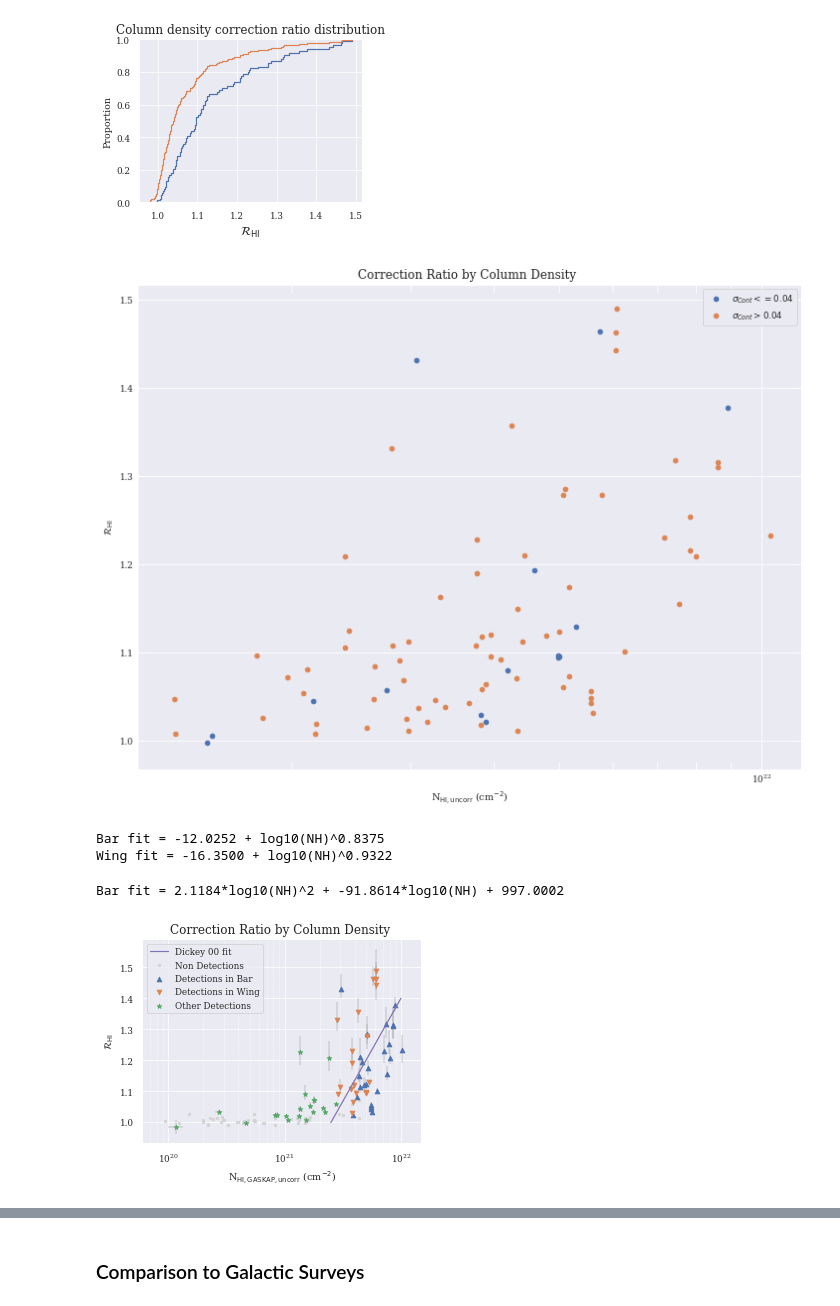
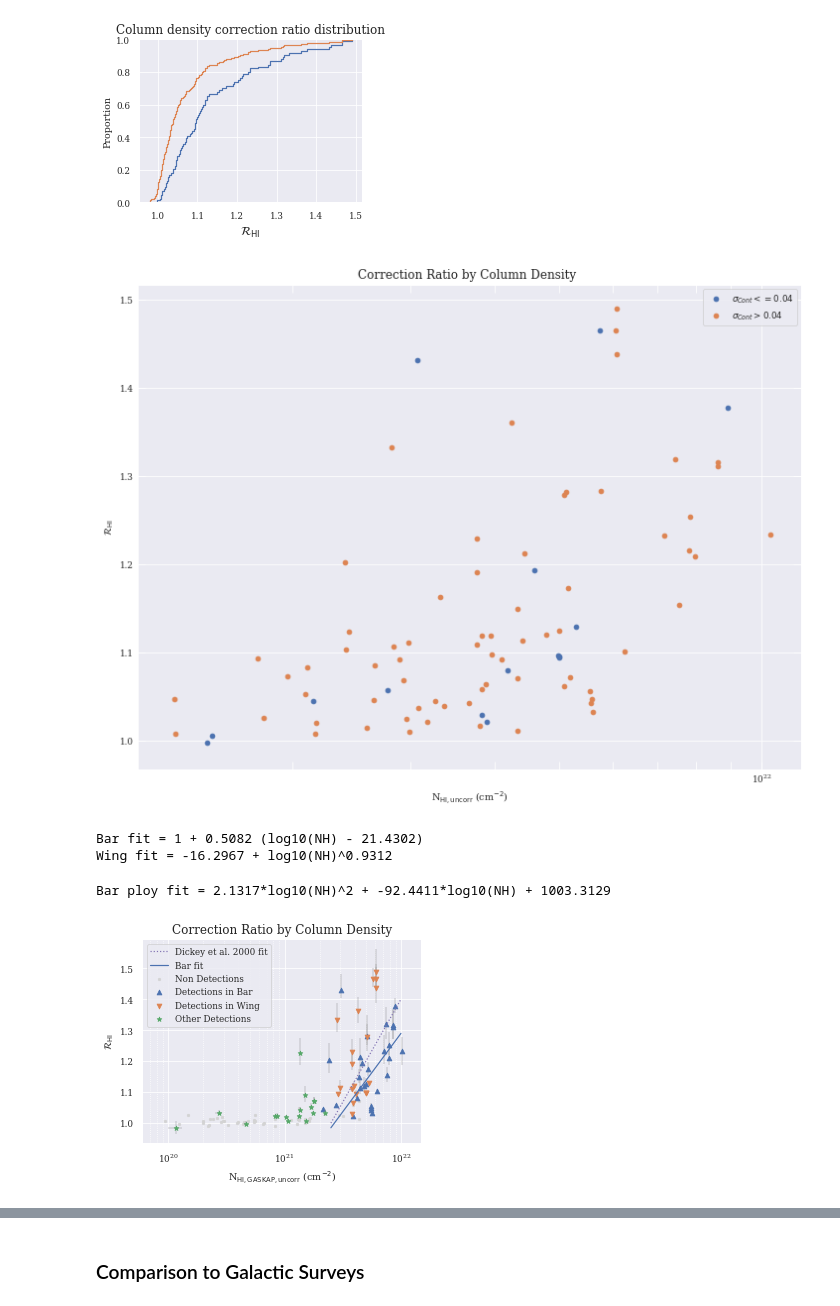
Before and after one commit to jd-au/dempsey_et_al_2022, a Jupyter notebook: CorrectedColumnDensity.ipynb, the cells around one changed output, grey strips where cells are left out. Drawn from its saved outputs; the diff is of its cells as text; code cells hidden in the pictures.

```diff
--- a/CorrectedColumnDensity.ipynb
+++ b/CorrectedColumnDensity.ipynb
@@ -484,9 +483,11 @@ WARNING: W50: ?:?:?: W50: Invalid unit string 'mJy/beam' [astropy.io.votable.tre
 # %% [markdown]
 ### Define filters
 # %%
+spectra_table = parse_single_table('gaskap_smc_spectra.vot').to_table()
+
 smc_filter = spectra_table['nh_gass'] >= 2E21
 
-smc_reg = regions.ds9.read.read_ds9('smc-regions-adj.reg')
+smc_reg = regions.ds9.read.read_ds9('smc-regions-adj2.reg')
 bar = smc_reg[0]
 wing = smc_reg[1]
 
@@ -624,31 +630,33 @@ ax.set_title('Correction Ratio by Column Density ', size=12)
 ax.legend()
 fig.savefig('figures/nh_rhi.png', bbox_inches='tight')
 # %% [output]
-[figure, old version]
+[figure, new version]
 # %%
 from scipy.optimize import curve_fit
 
 # Fitting lines to the different subsets
 def test_line(x, a, b):
-    return a + (b * x)
+    return 1 + b * (x - a)
 
 def test_power(x, a, b):
     return a + (x**b)
 
 trimmed_bar_det = bar_det & (spectra_table['nh_uncorr'] > 4e21)
-bar_fit, param_cov = curve_fit(test_power, np.log10(spectra_table['nh_uncorr'][trimmed_bar_det]), spectra_table['r_hi'][trimmed_bar_det])
-print ("Bar fit = {:.4f} + log10(NH)^{:.4f}".format(bar_fit[0], bar_fit[1]))
+bar_fit, param_cov = curve_fit(test_line, np.log10(spectra_table['nh_uncorr'][trimmed_bar_det]), spectra_table['r_hi'][trimmed_bar_det])
+#print ("Bar fit = {:.4f} + log10(NH)^{:.4f}".format(bar_fit[0], bar_fit[1]))
 #print ("Bar fit = {:.4f} + {:.4f} x log10(NH)".format(bar_fit[0], bar_fit[1]))
+print ("Bar fit = 1 + {:.4f} (log10(NH) - {:.4f})".format(bar_fit[1], bar_fit[0]))
+
 wing_fit, param_cov = curve_fit(test_power, np.log10(spectra_table['nh_uncorr'][wing_det]), spectra_table['r_hi'][wing_det])
 print ("Wing fit = {:.4f} + log10(NH)^{:.4f}".format(wing_fit[0], wing_fit[1]))
 # %% [output]
-Bar fit = -12.0252 + log10(NH)^0.8375
-Wing fit = -16.3500 + log10(NH)^0.9322
+Bar fit = 1 + 0.5082 (log10(NH) - 21.4302)
+Wing fit = -16.2967 + log10(NH)^0.9312
 # %%
-bar_fit = np.polyfit(np.log10(spectra_table['nh_uncorr'][trimmed_bar_det]), spectra_table['r_hi'][trimmed_bar_det], 2)
-print ("Bar fit = {:.4f}*log10(NH)^2 + {:.4f}*log10(NH) + {:.4f} ".format(bar_fit[0], bar_fit[1], bar_fit[2]))
+bar_poly_fit = np.polyfit(np.log10(spectra_table['nh_uncorr'][trimmed_bar_det]), spectra_table['r_hi'][trimmed_bar_det], 2)
+print ("Bar ploy fit = {:.4f}*log10(NH)^2 + {:.4f}*log10(NH) + {:.4f} ".format(bar_poly_fit[0], bar_poly_fit[1], bar_poly_fit[2]))
 # %% [output]
-Bar fit = 2.1184*log10(NH)^2 + -91.8614*log10(NH) + 997.0002
+Bar ploy fit = 2.1317*log10(NH)^2 + -92.4411*log10(NH) + 1003.3129
 # %%
 
 #fig, ax = plt.subplots(1,1, figsize=(6,4.5))
@@ -680,39 +688,39 @@ ax.errorbar(spectra_table['nh_uncorr'][other_det], spectra_table['r_hi'][other_d
             xerr=[spectra_table['e_nh_uncorr_low'][other_det],spectra_table['e_nh_uncorr_high'][other_det]],
             yerr=[spectra_table['e_r_hi_low'][other_det],spectra_table['e_r_hi_high'][other_det]], color='grey', fmt='none', zorder=1, elinewidth=0.4)
 ax.scatter(spectra_table['nh_uncorr'][other_det], spectra_table['r_hi'][other_det], marker='*', label='Other Detections')
 
 
 
 ax.set_xscale("log", basex=10,subsx=[2, 3, 4, 5, 6, 7, 8, 9])
 ax.set_xlim(6E19, 1.5E22)
 #ax.set_yscale("log", basey=10,subsy=[2, 3, 4, 5, 6, 7, 8, 9])
 #ax.set_ylim(0.95, 1.8)
 #ax.set_yticklabels(labels=['', '', '0.01', '0.1', '1', '10', '100'])
 #ax.set_xlabel(r'N$_{\rm HI, uncorr}$ (cm$^{-2}$)')
 ax.set_xlabel(r'N$_{\rm HI,GASKAP,uncorr}$ (cm$^{-2}$)')
 ax.set_ylabel(r'$\mathcal{R}_{\rm HI}$')
 #ax.tick_params(which='both', direction='in', bottom=True, top=True, left=True, right=True, color='w')#, length=8)
-ax.set_title('Correction Ratio by Column Density ', size=12)
+ax.set_title('Correction Ratio by Column Density', size=12)
 nh_sample = np.linspace(2.5E21, 1E22,1000)
 d00_line = 1+0.667*(np.log10(nh_sample)-21.4)
-ax.plot(nh_sample, d00_line, label="Dickey 00 fit", c="C4")
+ax.plot(nh_sample, d00_line, label="Dickey et al. 2000 fit", c="C4", ls=':')
 #bar_line = bar_fit[0] + bar_fit[1]*(np.log10(nh_sample))
-bar_line = bar_fit[2] + bar_fit[1]*(np.log10(nh_sample)) + bar_fit[0]*(np.log10(nh_sample))**2
-#ax.plot(nh_sample, bar_line, label="Bar fit", c="C0", ls=':')
+bar_line = 1 + bar_fit[1] * (np.log10(nh_sample) - bar_fit[0])
+#bar_line = bar_fit[2] + bar_fit[1]*(np.log10(nh_sample)) + bar_fit[0]*(np.log10(nh_sample))**2
+ax.plot(nh_sample, bar_line, label="Bar fit", c="C0")
 #wing_line = wing_fit[0] + wing_fit[1]*(np.log10(nh_sample))
 #wing_line = wing_fit[0] + (np.log10(nh_sample))**wing_fit[1]
 #ax.plot(nh_sample, wing_line, label="Wing fit", c="C1", ls=':')
-
 
 
 plt.grid(True, which="major", ls="-")
 plt.grid(True, which="minor", ls=":")
 
 ax.legend(loc='upper left')
 fig.savefig('figures/nh_rhi_detections.png', bbox_inches='tight', dpi=200)
 fig.savefig('figures/nh_rhi_detections.pdf', bbox_inches='tight')
 # %% [output]
-[figure, old version]
+[figure, new version]
 # %%
 
 df = pd.DataFrame(data={'log_nh':np.log10(spectra_table['nh_uncorr'][wing_det | bar_det]),
```
Also changed, not shown: parts of 29 cells of this notebook, 5 other files.
